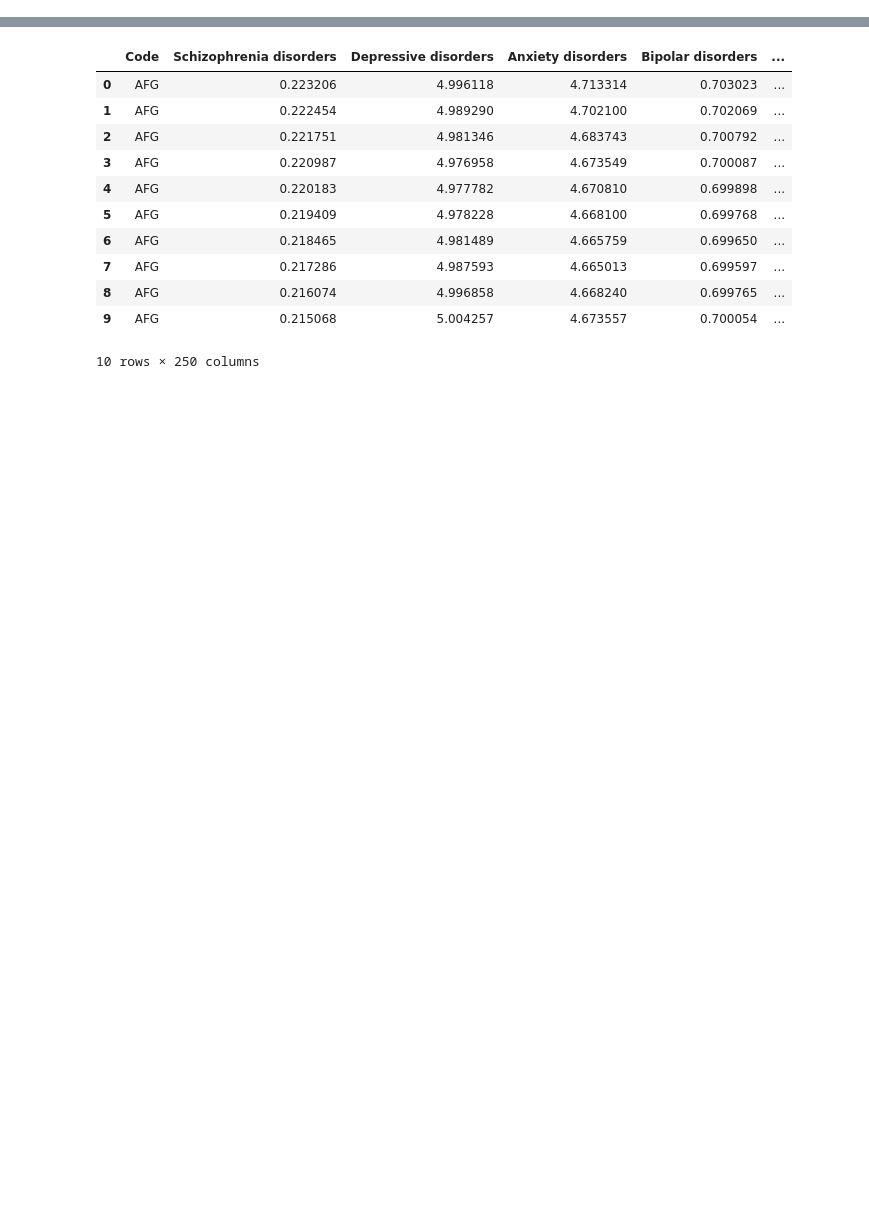
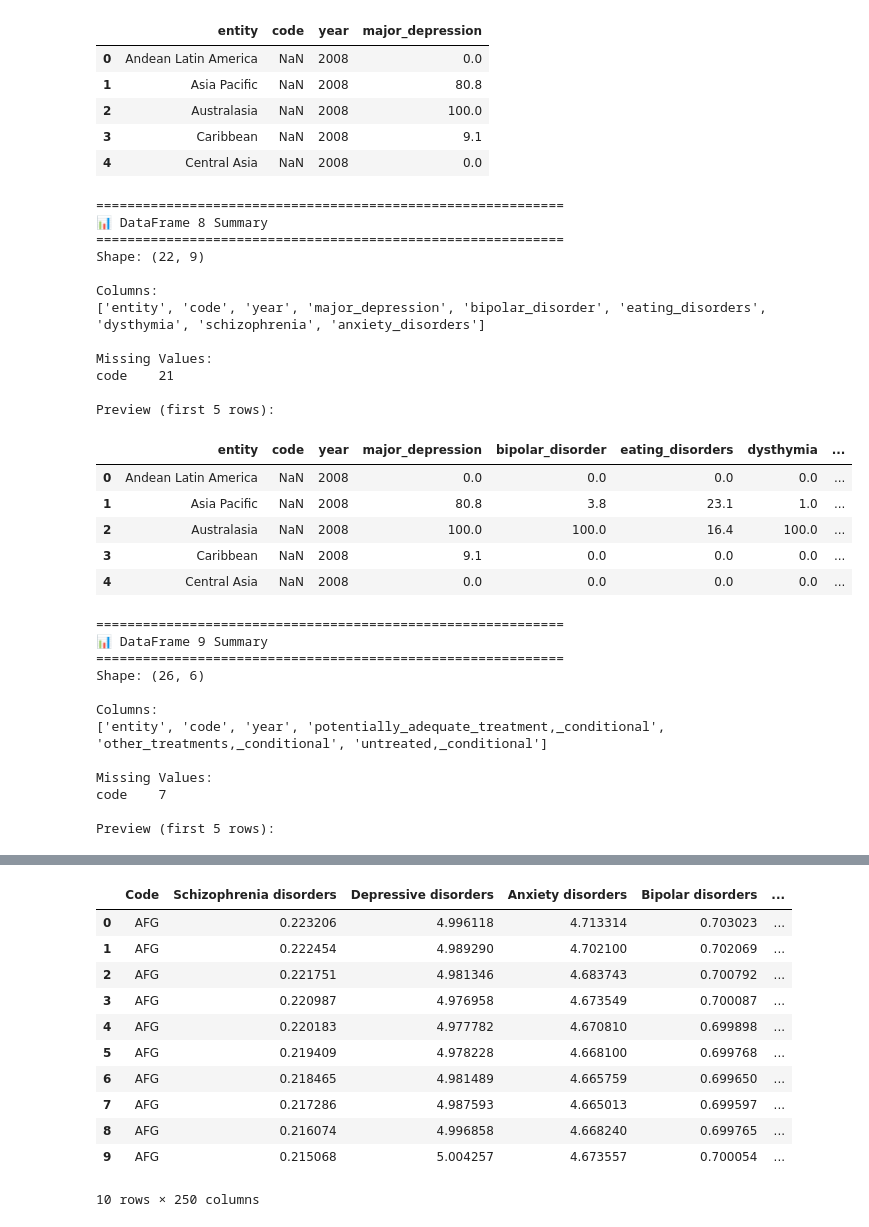
Before and after one commit to AAI500TeamProject/thementalists-project, a Jupyter notebook: JupyterNotebook/kan_38_format_transform.ipynb, the cells around one changed output, grey strips where cells are left out. Cells and saved outputs as stored; diff of their text form; code cells hidden in the pictures; blank space fills up the shorter version.

```diff
--- a/JupyterNotebook/kan_38_format_transform.ipynb
+++ b/JupyterNotebook/kan_38_format_transform.ipynb
@@ -37,0 +37,24 @@ df1.head()
+# %%
+# standardizing column names
+for df in dfs:
+    df.columns = df.columns.str.lower().str.strip().str.replace(' ', '_')
+
+# Trim whitespace in string columns
+for df in dfs:
+    for col in df.select_dtypes(include='object'):
+        df[col] = df[col].str.strip()
+
+# Convert data types where appropriate
+for df in dfs:
+    if 'year' in df.columns:
+        df['year'] = pd.to_numeric(df['year'], errors='coerce', downcast='integer')
+
+# Check for and handle missing values
+for i, df in enumerate(dfs):
+    print(f"\nMissing values in DataFrame {i}:")
+    print(df.isnull().sum())
+
+# Preview each DataFrame
+for i, df in enumerate(dfs):
+    print(f"\nDataFrame {i} Preview:")
+    print(df.head())
@@ -37,0 +79,17 @@ df1.head()
+# %%
+for i, df in enumerate(dfs, start=5):
+    print(f"{'='*60}")
+    print(f"📊 DataFrame {i} Summary")
+    print(f"{'='*60}")
+
+    # Show basic info
+    print(f"Shape: {df.shape}")
+    print(f"\nColumns:\n{list(df.columns)}")
+
+    # Show missing values neatly
+    print(f"\nMissing Values:\n{df.isnull().sum()[df.isnull().sum() > 0].to_string()}")
+
+    # Show preview
+    print("\nPreview (first 5 rows):")
+    display(df.head())  # Jupyter-friendly display
+# %% [output]
@@ -37,0 +144,36 @@ df1.head()
+|  | entity | code | year | major_depression |
+| 0 | Andean Latin America | NaN | 2008 | 0.0 |
+| 1 | Asia Pacific | NaN | 2008 | 80.8 |
+| 2 | Australasia | NaN | 2008 | 100.0 |
+| 3 | Caribbean | NaN | 2008 | 9.1 |
+| 4 | Central Asia | NaN | 2008 | 0.0 |
+============================================================
+📊 DataFrame 8 Summary
+============================================================
+Shape: (22, 9)
+
+Columns:
+['entity', 'code', 'year', 'major_depression', 'bipolar_disorder', 'eating_disorders', 'dysthymia', 'schizophrenia', 'anxiety_disorders']
+
+Missing Values:
+code    21
+
+Preview (first 5 rows):
+|  | entity | code | year | major_depression | bipolar_disorder | eating_disorders | dysthymia | ... |
+| 0 | Andean Latin America | NaN | 2008 | 0.0 | 0.0 | 0.0 | 0.0 | ... |
+| 1 | Asia Pacific | NaN | 2008 | 80.8 | 3.8 | 23.1 | 1.0 | ... |
+| 2 | Australasia | NaN | 2008 | 100.0 | 100.0 | 16.4 | 100.0 | ... |
+| 3 | Caribbean | NaN | 2008 | 9.1 | 0.0 | 0.0 | 0.0 | ... |
+| 4 | Central Asia | NaN | 2008 | 0.0 | 0.0 | 0.0 | 0.0 | ... |
+============================================================
+📊 DataFrame 9 Summary
+============================================================
+Shape: (26, 6)
+
+Columns:
+['entity', 'code', 'year', 'potentially_adequate_treatment,_conditional', 'other_treatments,_conditional', 'untreated,_conditional']
+
+Missing Values:
+code    7
+
+Preview (first 5 rows):
```
Also changed, not shown: parts of 7 cells of this notebook.
